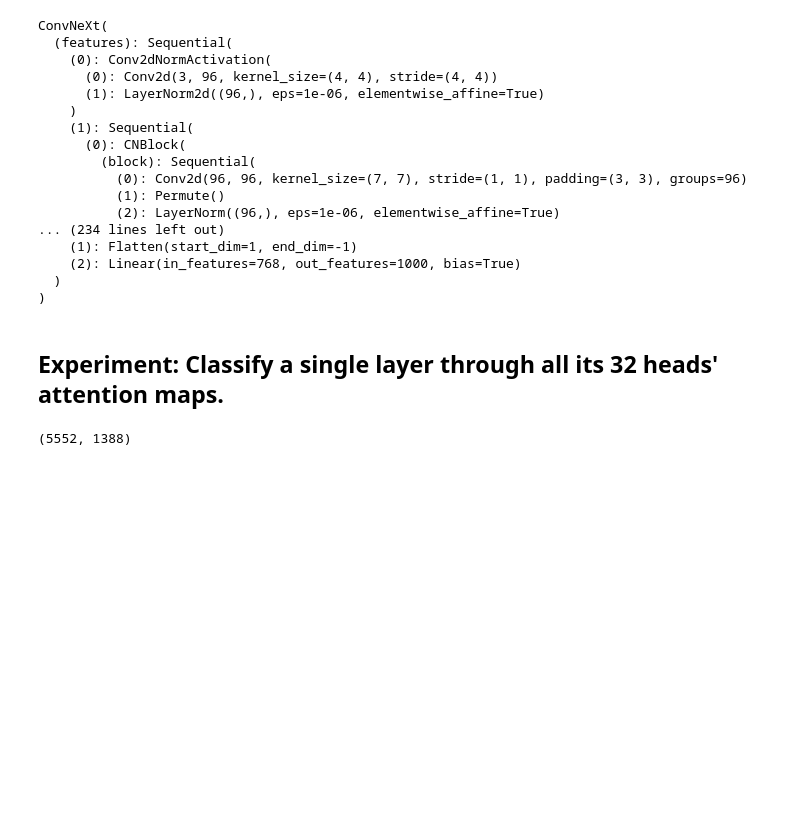
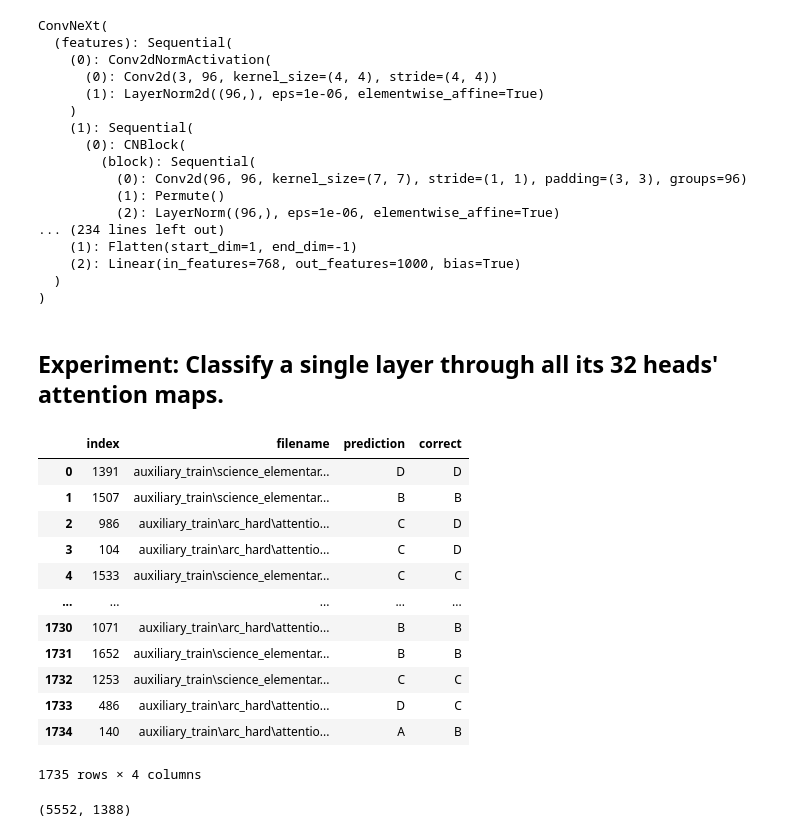
Before and after one commit to sachinkadyan7/LLaMaCorrectnessPrediction, a Jupyter notebook: PyTorch CNNs.ipynb, the cells around one changed output. Cells and saved outputs as stored; diff of their text form; code cells hidden in the pictures; blank space fills up the shorter version.

```diff
--- a/PyTorch CNNs.ipynb
+++ b/PyTorch CNNs.ipynb
@@ -61,5 +66,23 @@ class AttentionMapDataset(torch.utils.data.Dataset):
         heads.unsqueeze(dim=0)
         bucket_label.unsqueeze(dim=0)
         return heads.to(torch.float32), bucket_label
+# %%
+dataset_df = pd.read_csv(Path.home() / "Downloads/mmlu_attention_files_list.txt")
+dataset_df = dataset_df.sample(frac=1).reset_index()
+dataset_df
+# %% [output]
+|  | index | filename | prediction | correct |
+| 0 | 1391 | auxiliary_train\science_elementar... | D | D |
+| 1 | 1507 | auxiliary_train\science_elementar... | B | B |
+| 2 | 986 | auxiliary_train\arc_hard\attentio... | C | D |
+| 3 | 104 | auxiliary_train\arc_hard\attentio... | C | D |
+| 4 | 1533 | auxiliary_train\science_elementar... | C | C |
+| ... | ... | ... | ... | ... |
+| 1730 | 1071 | auxiliary_train\arc_hard\attentio... | B | B |
+| 1731 | 1652 | auxiliary_train\science_elementar... | B | B |
+| 1732 | 1253 | auxiliary_train\science_elementar... | C | C |
+| 1733 | 486 | auxiliary_train\arc_hard\attentio... | D | C |
+| 1734 | 140 | auxiliary_train\arc_hard\attentio... | A | B |
+1735 rows × 4 columns
 # %%
 transform = transforms.Compose([
```
Also changed, not shown: parts of 6 cells of this notebook.
